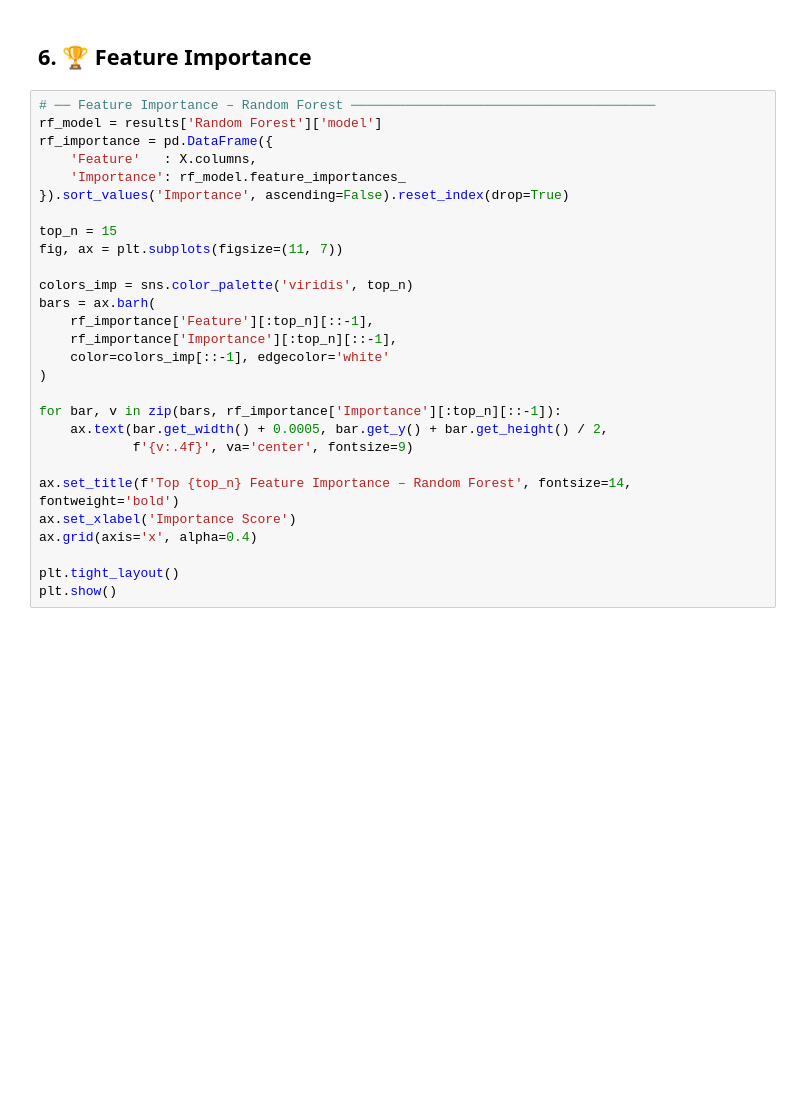
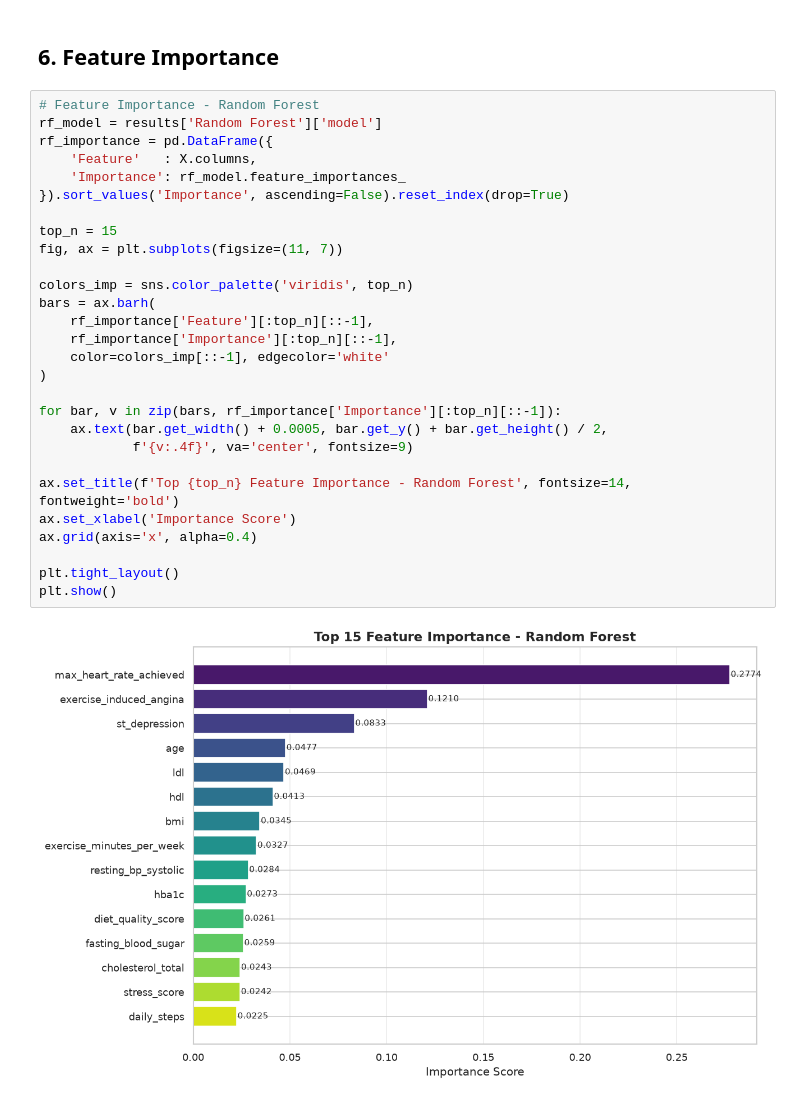
Before and after one commit to NumiKun/Heart-Disease-Risk-2026, a Jupyter notebook: Prediction/heart_disease.ipynb, the cells around one changed output. Drawn from its saved outputs; the diff is of its cells as text; blank space fills up the shorter version.

```diff
--- a/Prediction/heart_disease.ipynb
+++ b/Prediction/heart_disease.ipynb
@@ -439,31 +536,33 @@ for name, r in results.items():
 # %% [markdown]
-## 6. 🏆 Feature Importance
+## 6. Feature Importance
 # %%
-# ── Feature Importance – Random Forest ───────────────────────────────────────
+# Feature Importance - Random Forest
 rf_model = results['Random Forest']['model']
 rf_importance = pd.DataFrame({
     'Feature'   : X.columns,
     'Importance': rf_model.feature_importances_
 }).sort_values('Importance', ascending=False).reset_index(drop=True)
 
 top_n = 15
 fig, ax = plt.subplots(figsize=(11, 7))
 
 colors_imp = sns.color_palette('viridis', top_n)
 bars = ax.barh(
     rf_importance['Feature'][:top_n][::-1],
     rf_importance['Importance'][:top_n][::-1],
     color=colors_imp[::-1], edgecolor='white'
 )
 
 for bar, v in zip(bars, rf_importance['Importance'][:top_n][::-1]):
     ax.text(bar.get_width() + 0.0005, bar.get_y() + bar.get_height() / 2,
             f'{v:.4f}', va='center', fontsize=9)
 
-ax.set_title(f'Top {top_n} Feature Importance – Random Forest', fontsize=14, fontweight='bold')
+ax.set_title(f'Top {top_n} Feature Importance - Random Forest', fontsize=14, fontweight='bold')
 ax.set_xlabel('Importance Score')
 ax.grid(axis='x', alpha=0.4)
 
 plt.tight_layout()
 plt.show()
+# %% [output]
+[figure, added]
 # %%
```
Also changed, not shown: parts of 37 cells of this notebook, 6 other files.
